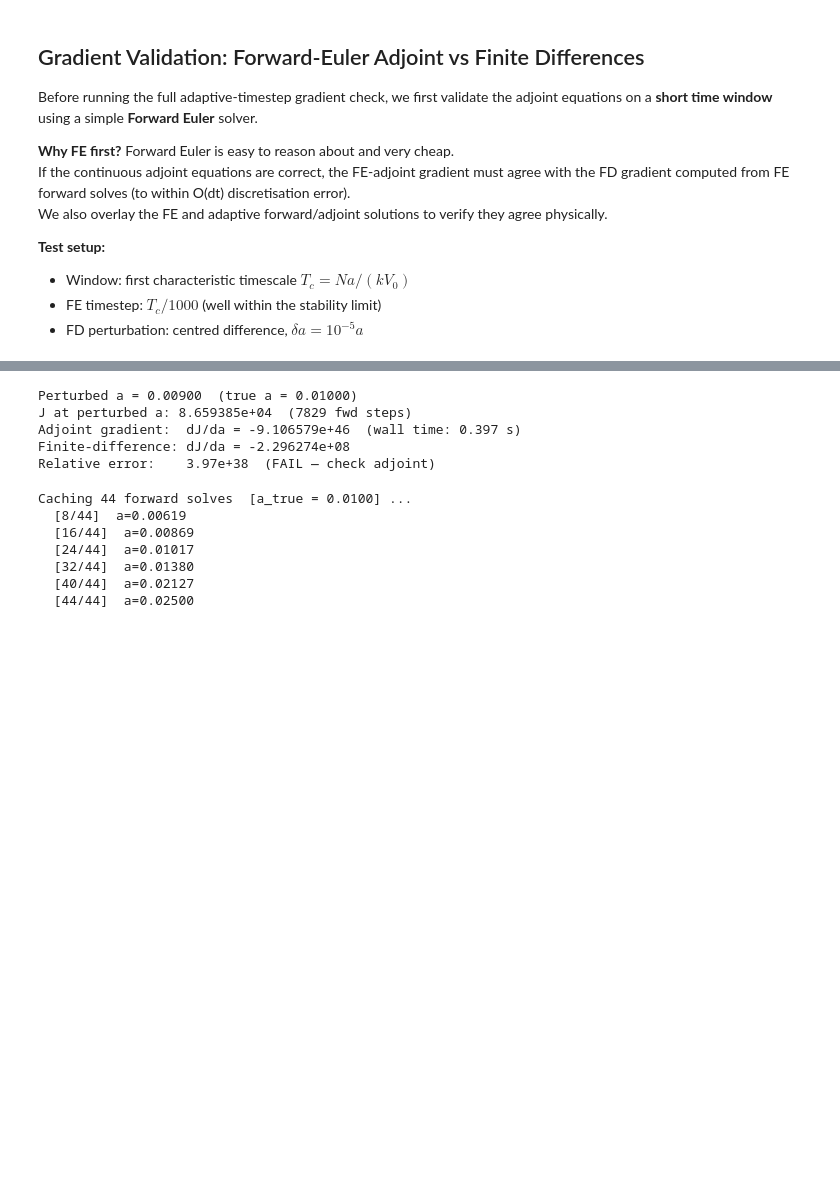
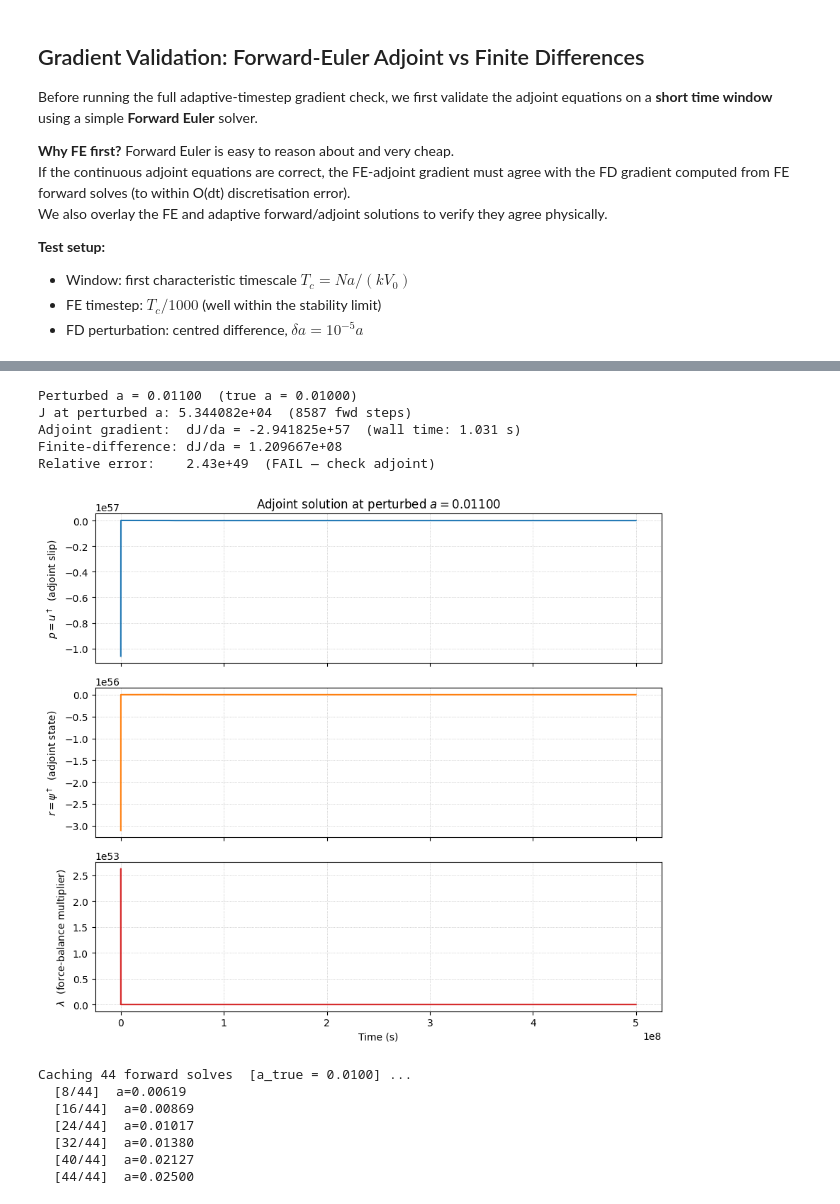
Before and after one commit to ericeberg3/spring-slider-adjoint, a Jupyter notebook: slip_adjoint_springslider_adapttime.ipynb, the cells around one changed output, grey strips where cells are left out. Saved outputs shown, nothing was run; the diff lists cells and outputs as text; code cells hidden in the pictures; blank space fills up the shorter version.

```diff
--- a/slip_adjoint_springslider_adapttime.ipynb
+++ b/slip_adjoint_springslider_adapttime.ipynb
@@ -784,39 +809,62 @@ import time
 # ------------------------------------------------------------------
 # Run at perturbed a, then solve adjoint and compute gradient
 # ------------------------------------------------------------------
 M_test      = dict(M_true)
-M_test['a'] = M_true['a'] * 0.9   # 10% perturbation
+M_test['a'] = M_true['a'] * 1.1   # 10% perturbation
 
 print(f"Perturbed a = {M_test['a']:.5f}  (true a = {M_true['a']:.5f})")
 fwd_test = forward_solve_adaptive(M_test, T, u_init, psi_init)
 J_test   = compute_J(fwd_test, t_obs_arr, u_obs, sigma_smooth)
 print(f"J at perturbed a: {J_test:.6e}  ({len(fwd_test['t'])-1} fwd steps)")
 
 t0 = time.perf_counter()
 adj_test = adjoint_solve(fwd_test, t_obs_arr, u_obs, M_test, sigma_smooth)
 t1 = time.perf_counter()
 grad_adj = compute_grad_a(fwd_test, adj_test, M_test)
 print(f"Adjoint gradient:  dJ/da = {grad_adj:.6e}  (wall time: {t1-t0:.3f} s)")
 
 # ------------------------------------------------------------------
 # Finite-difference gradient check
 # ------------------------------------------------------------------
 da    = M_test['a'] * 1e-5
 M_p   = dict(M_test); M_p['a'] = M_test['a'] + da
 M_m   = dict(M_test); M_m['a'] = M_test['a'] - da
 J_p   = compute_J(forward_solve_adaptive(M_p, T, u_init, psi_init), t_obs_arr, u_obs, sigma_smooth)
 J_m   = compute_J(forward_solve_adaptive(M_m, T, u_init, psi_init), t_obs_arr, u_obs, sigma_smooth)
 grad_fd = (J_p - J_m) / (2 * da)
 
 rel_err = abs(grad_adj - grad_fd) / (abs(grad_fd) + 1e-30)
 print(f"Finite-difference: dJ/da = {grad_fd:.6e}")
 print(f"Relative error:    {rel_err:.2e}  ({'PASS' if rel_err < 0.01 else 'FAIL — check adjoint'})")
+
+# ------------------------------------------------------------------
+# Plot: adjoint variables p, r, λ
+# ------------------------------------------------------------------
+fig, axes = plt.subplots(3, 1, figsize=(9, 8), sharex=True)
+
+axes[0].plot(adj_test['t'], adj_test['p'], color='C0', lw=1.5)
+axes[0].set_ylabel('$p = u^\\dagger$  (adjoint slip)')
+axes[0].set_title(f'Adjoint solution at perturbed $a = {M_test["a"]:.5f}$')
+axes[0].grid(True, ls=':', lw=0.5)
+
+axes[1].plot(adj_test['t'], adj_test['r'], color='C1', lw=1.5)
+axes[1].set_ylabel('$r = \\psi^\\dagger$  (adjoint state)')
+axes[1].grid(True, ls=':', lw=0.5)
+
+axes[2].plot(adj_test['t'], adj_test['lam'], color='C3', lw=1.5)
+axes[2].set_ylabel('$\\lambda$  (force-balance multiplier)')
+axes[2].set_xlabel('Time (s)')
+axes[2].grid(True, ls=':', lw=0.5)
+
+plt.tight_layout()
+plt.show()
 # %% [output]
-Perturbed a = 0.00900  (true a = 0.01000)
-J at perturbed a: 8.659385e+04  (7829 fwd steps)
-Adjoint gradient:  dJ/da = -9.106579e+46  (wall time: 0.397 s)
-Finite-difference: dJ/da = -2.296274e+08
-Relative error:    3.97e+38  (FAIL — check adjoint)
+Perturbed a = 0.01100  (true a = 0.01000)
+J at perturbed a: 5.344082e+04  (8587 fwd steps)
+Adjoint gradient:  dJ/da = -2.941825e+57  (wall time: 1.031 s)
+Finite-difference: dJ/da = 1.209667e+08
+Relative error:    2.43e+49  (FAIL — check adjoint)
+[figure, added]
 # %%
 # ------------------------------------------------------------------
 # Objective function landscape: J(a) for three smoothing levels
```
Also changed, not shown: parts of 6 cells of this notebook.
